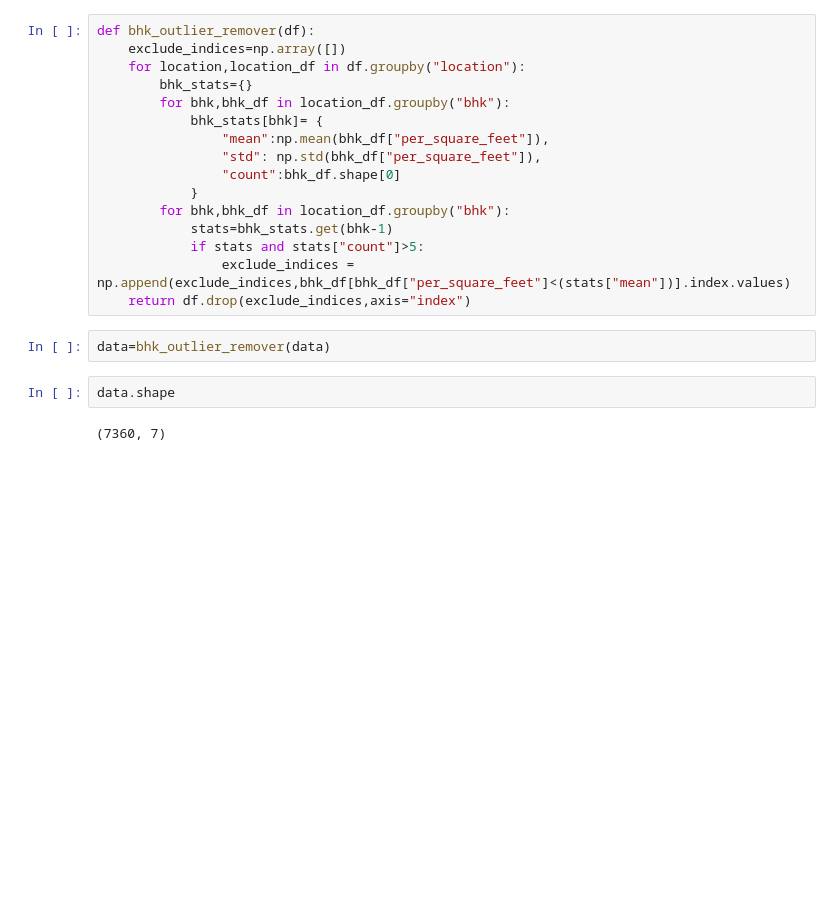
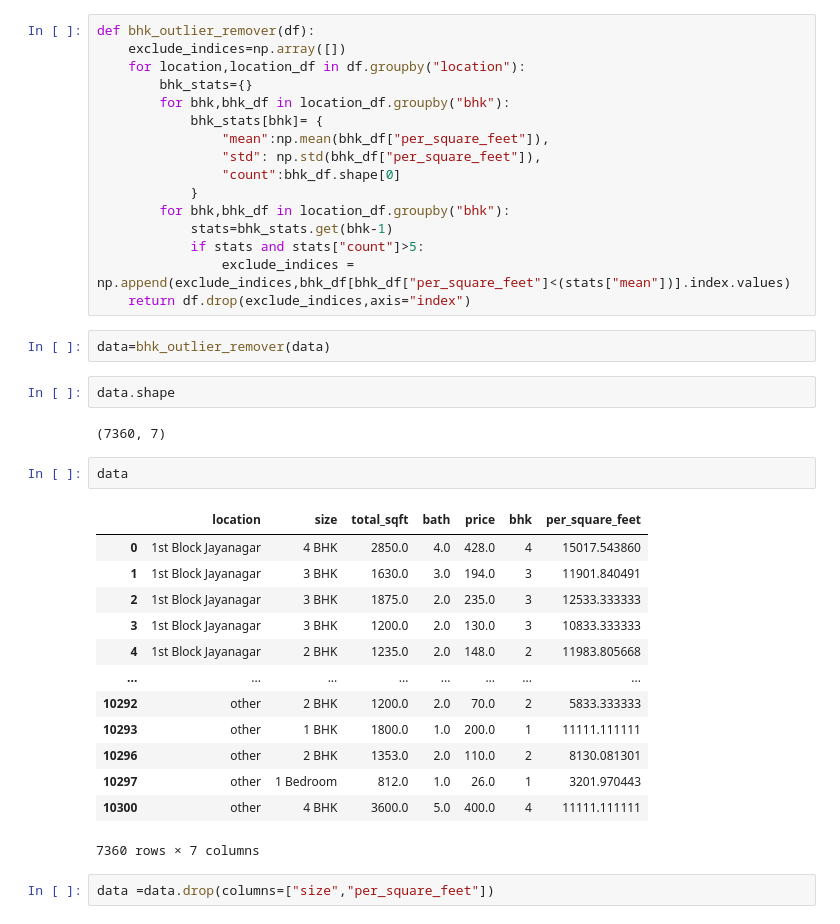
Before and after one commit to tanmoyghosh704-lang/Bangalore-house-price-prediction, a Jupyter notebook: bangalore_house_price_pred.ipynb, the cells around one changed output. Cells and saved outputs as stored; diff of their text form; blank space fills up the shorter version.

```diff
--- a/bangalore_house_price_pred.ipynb
+++ b/bangalore_house_price_pred.ipynb
@@ -458,3 +458,21 @@ data=bhk_outlier_remover(data)
 data.shape
 # %% [output]
 (7360, 7)
+# %%
+data
+# %% [output]
+|  | location | size | total_sqft | bath | price | bhk | per_square_feet |
+| 0 | 1st Block Jayanagar | 4 BHK | 2850.0 | 4.0 | 428.0 | 4 | 15017.543860 |
+| 1 | 1st Block Jayanagar | 3 BHK | 1630.0 | 3.0 | 194.0 | 3 | 11901.840491 |
+| 2 | 1st Block Jayanagar | 3 BHK | 1875.0 | 2.0 | 235.0 | 3 | 12533.333333 |
+| 3 | 1st Block Jayanagar | 3 BHK | 1200.0 | 2.0 | 130.0 | 3 | 10833.333333 |
+| 4 | 1st Block Jayanagar | 2 BHK | 1235.0 | 2.0 | 148.0 | 2 | 11983.805668 |
+| ... | ... | ... | ... | ... | ... | ... | ... |
+| 10292 | other | 2 BHK | 1200.0 | 2.0 | 70.0 | 2 | 5833.333333 |
+| 10293 | other | 1 BHK | 1800.0 | 1.0 | 200.0 | 1 | 11111.111111 |
+| 10296 | other | 2 BHK | 1353.0 | 2.0 | 110.0 | 2 | 8130.081301 |
+| 10297 | other | 1 Bedroom | 812.0 | 1.0 | 26.0 | 1 | 3201.970443 |
+| 10300 | other | 4 BHK | 3600.0 | 5.0 | 400.0 | 4 | 11111.111111 |
+7360 rows × 7 columns
+# %%
+data =data.drop(columns=["size","per_square_feet"])
```
Also changed, not shown: parts of 28 cells of this notebook, 3 other files.
